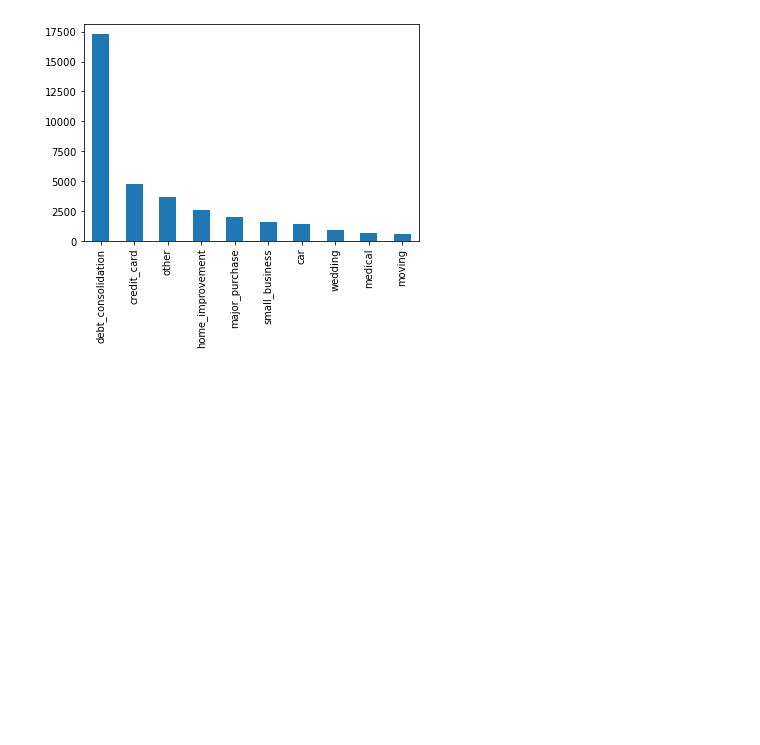
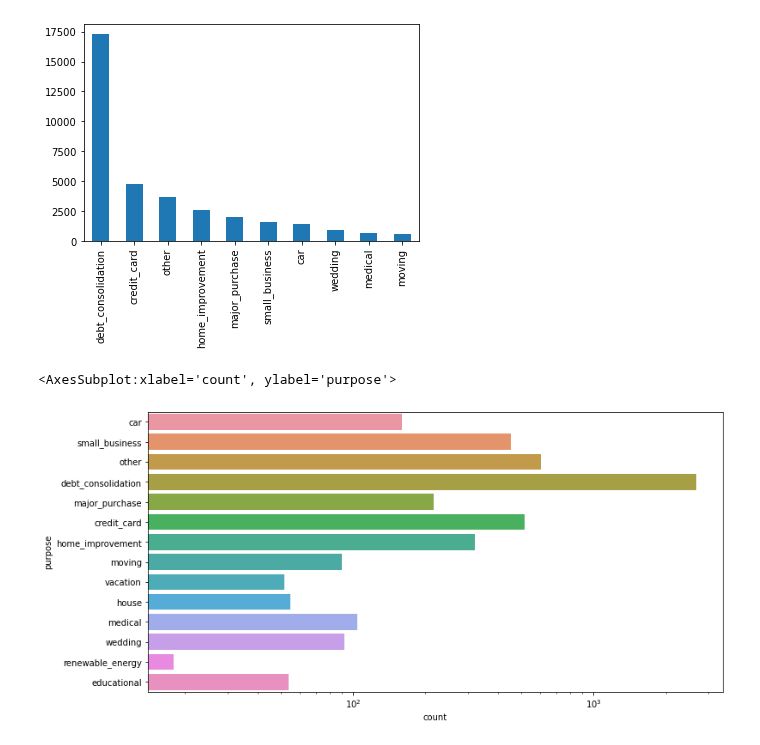
Before and after one commit to sateeshkumarj/Leanding_Club, a Jupyter notebook: leanding_club.ipynb, the cells around one changed output. Saved outputs shown, nothing was run; the diff lists cells and outputs as text; code cells hidden in the pictures; blank space fills up the shorter version.

```diff
--- a/leanding_club.ipynb
+++ b/leanding_club.ipynb
@@ -207,3 +209,12 @@ loan['purpose'].value_counts().head(10).plot.bar()
 # %% [output]
 <AxesSubplot:>
 [figure]
+# %%
+#Check which categories has chargeoff more. Debt consolidation has more Charged off compare to others
+f, axs = plt.subplots(figsize=(12,6))
+axs.set(xscale = 'log')
+
+sns.countplot(y ='purpose', data=loan[loan.loan_status == 'Charged Off'])
+# %% [output]
+<AxesSubplot:xlabel='count', ylabel='purpose'>
+[figure, added]
```
Also changed, not shown: parts of 3 cells of this notebook.
